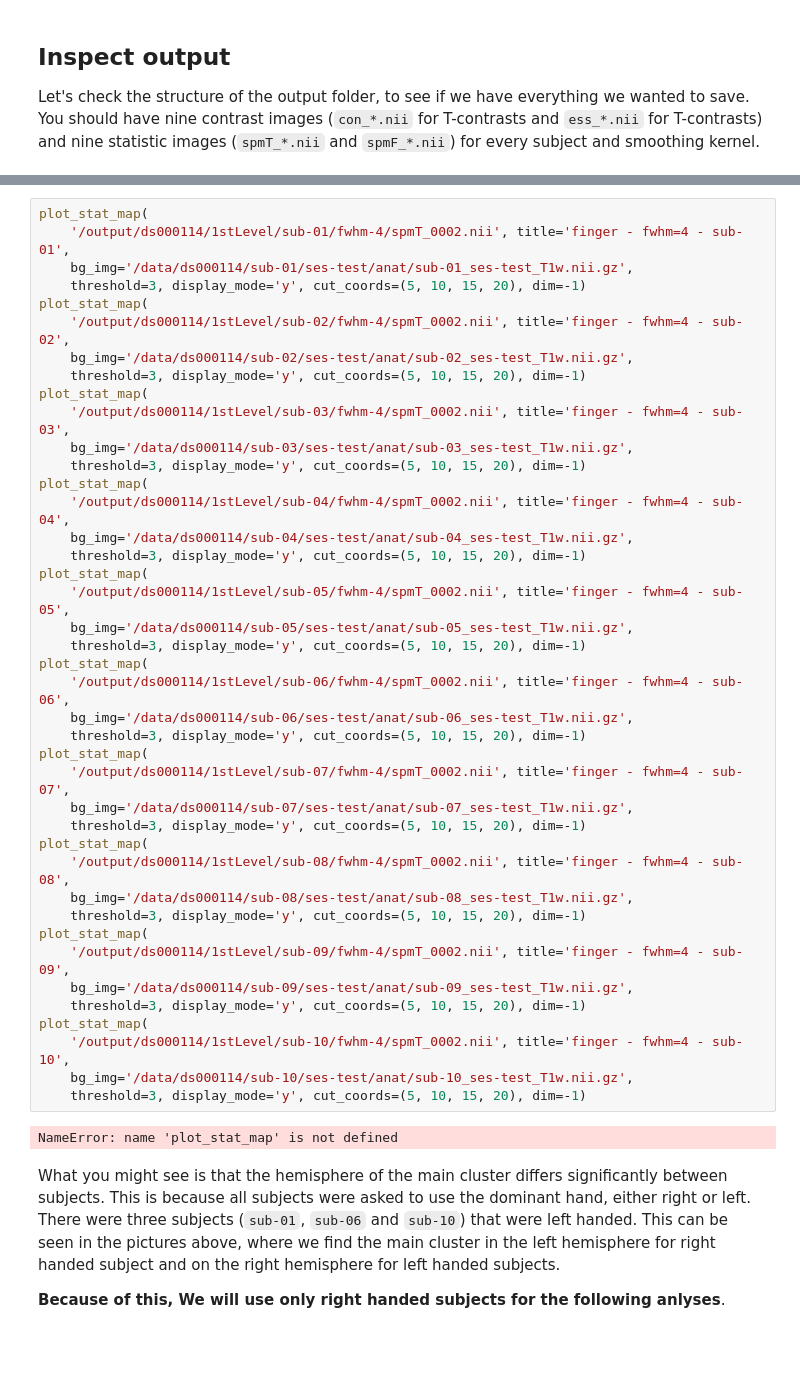
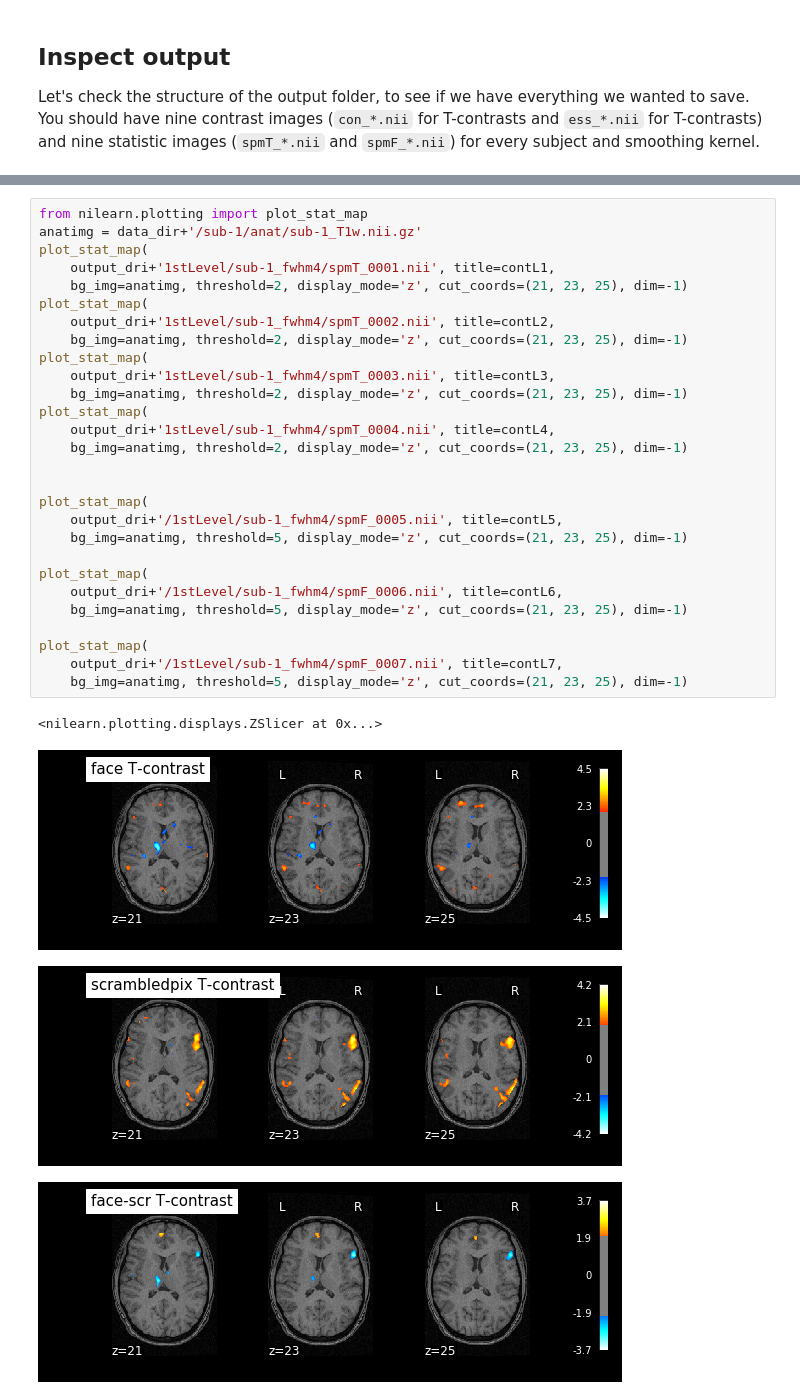
Before and after one commit to xiaohongH/nipype_tutorial, a Jupyter notebook: notebooks/preproc_analysis.ipynb, the cells around one changed output, grey strips where cells are left out. Saved outputs shown, nothing was run; the diff lists cells and outputs as text; blank space fills up the shorter version.

```diff
--- a/notebooks/preproc_analysis.ipynb
+++ b/notebooks/preproc_analysis.ipynb
@@ -636,47 +546,33 @@ There is something special with the **Finger** contrast in all subjects. So let'
-# %%
-plot_stat_map(
-    '/output/ds000114/1stLevel/sub-01/fwhm-4/spmT_0002.nii', title='finger - fwhm=4 - sub-01',
-    bg_img='/data/ds000114/sub-01/ses-test/anat/sub-01_ses-test_T1w.nii.gz',
-    threshold=3, display_mode='y', cut_coords=(5, 10, 15, 20), dim=-1)
-plot_stat_map(
-    '/output/ds000114/1stLevel/sub-02/fwhm-4/spmT_0002.nii', title='finger - fwhm=4 - sub-02',
-    bg_img='/data/ds000114/sub-02/ses-test/anat/sub-02_ses-test_T1w.nii.gz',
-    threshold=3, display_mode='y', cut_coords=(5, 10, 15, 20), dim=-1)
-plot_stat_map(
-    '/output/ds000114/1stLevel/sub-03/fwhm-4/spmT_0002.nii', title='finger - fwhm=4 - sub-03',
-    bg_img='/data/ds000114/sub-03/ses-test/anat/sub-03_ses-test_T1w.nii.gz',
-    threshold=3, display_mode='y', cut_coords=(5, 10, 15, 20), dim=-1)
-plot_stat_map(
-    '/output/ds000114/1stLevel/sub-04/fwhm-4/spmT_0002.nii', title='finger - fwhm=4 - sub-04',
-    bg_img='/data/ds000114/sub-04/ses-test/anat/sub-04_ses-test_T1w.nii.gz',
-    threshold=3, display_mode='y', cut_coords=(5, 10, 15, 20), dim=-1)
-plot_stat_map(
-    '/output/ds000114/1stLevel/sub-05/fwhm-4/spmT_0002.nii', title='finger - fwhm=4 - sub-05',
-    bg_img='/data/ds000114/sub-05/ses-test/anat/sub-05_ses-test_T1w.nii.gz',
-    threshold=3, display_mode='y', cut_coords=(5, 10, 15, 20), dim=-1)
-plot_stat_map(
-    '/output/ds000114/1stLevel/sub-06/fwhm-4/spmT_0002.nii', title='finger - fwhm=4 - sub-06',
-    bg_img='/data/ds000114/sub-06/ses-test/anat/sub-06_ses-test_T1w.nii.gz',
-    threshold=3, display_mode='y', cut_coords=(5, 10, 15, 20), dim=-1)
-plot_stat_map(
-    '/output/ds000114/1stLevel/sub-07/fwhm-4/spmT_0002.nii', title='finger - fwhm=4 - sub-07',
-    bg_img='/data/ds000114/sub-07/ses-test/anat/sub-07_ses-test_T1w.nii.gz',
-    threshold=3, display_mode='y', cut_coords=(5, 10, 15, 20), dim=-1)
-plot_stat_map(
-    '/output/ds000114/1stLevel/sub-08/fwhm-4/spmT_0002.nii', title='finger - fwhm=4 - sub-08',
-    bg_img='/data/ds000114/sub-08/ses-test/anat/sub-08_ses-test_T1w.nii.gz',
-    threshold=3, display_mode='y', cut_coords=(5, 10, 15, 20), dim=-1)
-plot_stat_map(
-    '/output/ds000114/1stLevel/sub-09/fwhm-4/spmT_0002.nii', title='finger - fwhm=4 - sub-09',
-    bg_img='/data/ds000114/sub-09/ses-test/anat/sub-09_ses-test_T1w.nii.gz',
-    threshold=3, display_mode='y', cut_coords=(5, 10, 15, 20), dim=-1)
-plot_stat_map(
-    '/output/ds000114/1stLevel/sub-10/fwhm-4/spmT_0002.nii', title='finger - fwhm=4 - sub-10',
-    bg_img='/data/ds000114/sub-10/ses-test/anat/sub-10_ses-test_T1w.nii.gz',
-    threshold=3, display_mode='y', cut_coords=(5, 10, 15, 20), dim=-1)
-# %% [output]
-NameError: name 'plot_stat_map' is not defined
-# %% [markdown]
-What you might see is that the hemisphere of the main cluster differs significantly between subjects. This is because all subjects were asked to use the dominant hand, either right or left. There were three subjects (``sub-01``, ``sub-06`` and ``sub-10``) that were left handed. This can be seen in the pictures above, where we find the main cluster in the left hemisphere for right handed subject and on the right hemisphere for left handed subjects.
-
-**Because of this, We will use only right handed subjects for the following anlyses**.
+# %%
+from nilearn.plotting import plot_stat_map
+anatimg = data_dir+'/sub-1/anat/sub-1_T1w.nii.gz'
+plot_stat_map(
+    output_dri+'1stLevel/sub-1_fwhm4/spmT_0001.nii', title=contL1,
+    bg_img=anatimg, threshold=2, display_mode='z', cut_coords=(21, 23, 25), dim=-1)
+plot_stat_map(
+    output_dri+'1stLevel/sub-1_fwhm4/spmT_0002.nii', title=contL2,
+    bg_img=anatimg, threshold=2, display_mode='z', cut_coords=(21, 23, 25), dim=-1)
+plot_stat_map(
+    output_dri+'1stLevel/sub-1_fwhm4/spmT_0003.nii', title=contL3,
+    bg_img=anatimg, threshold=2, display_mode='z', cut_coords=(21, 23, 25), dim=-1)
+plot_stat_map(
+    output_dri+'1stLevel/sub-1_fwhm4/spmT_0004.nii', title=contL4,
+    bg_img=anatimg, threshold=2, display_mode='z', cut_coords=(21, 23, 25), dim=-1)
+
+
+plot_stat_map(
+    output_dri+'/1stLevel/sub-1_fwhm4/spmF_0005.nii', title=contL5,
+    bg_img=anatimg, threshold=5, display_mode='z', cut_coords=(21, 23, 25), dim=-1)
+
+plot_stat_map(
+    output_dri+'/1stLevel/sub-1_fwhm4/spmF_0006.nii', title=contL6,
+    bg_img=anatimg, threshold=5, display_mode='z', cut_coords=(21, 23, 25), dim=-1)
+
+plot_stat_map(
+    output_dri+'/1stLevel/sub-1_fwhm4/spmF_0007.nii', title=contL7,
+    bg_img=anatimg, threshold=5, display_mode='z', cut_coords=(21, 23, 25), dim=-1)
+# %% [output]
+<nilearn.plotting.displays.ZSlicer at 0x...>
+[figure, added]
+[figure, added]
+[figure, added]
```
Also changed, not shown: parts of 49 cells of this notebook.
